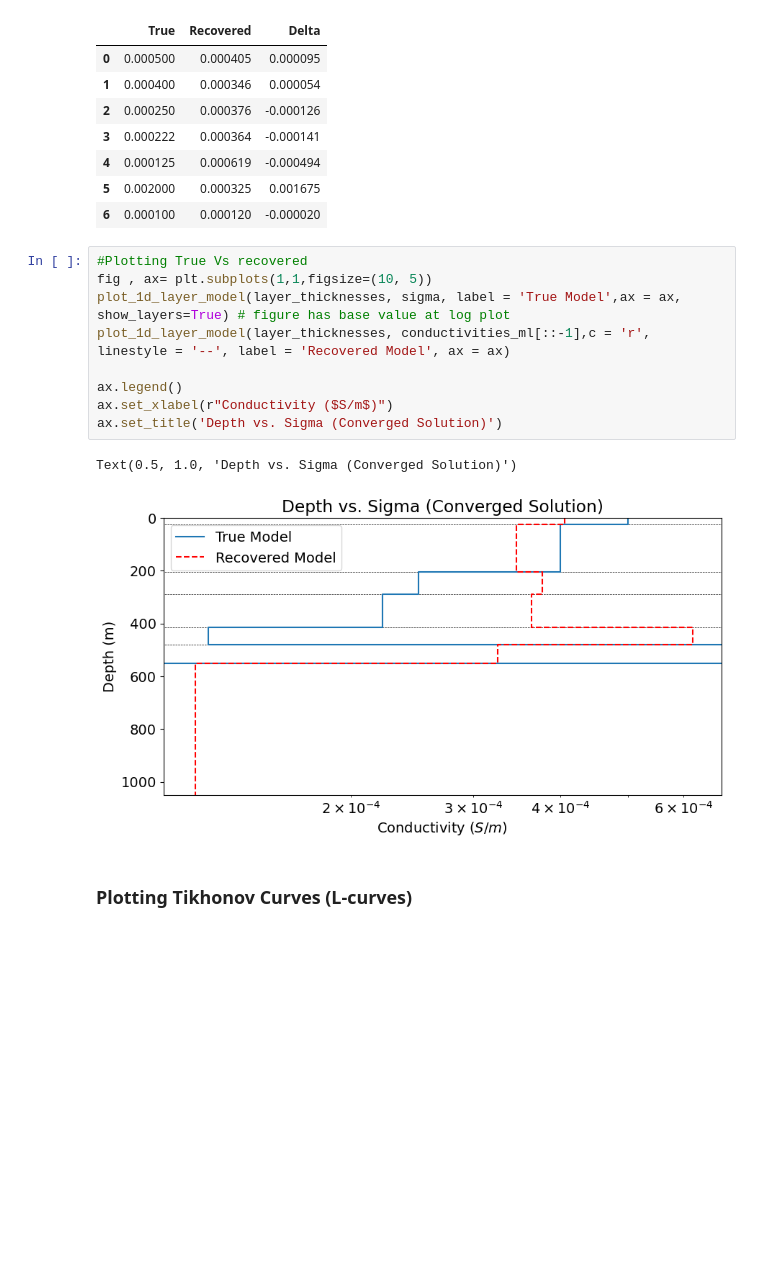
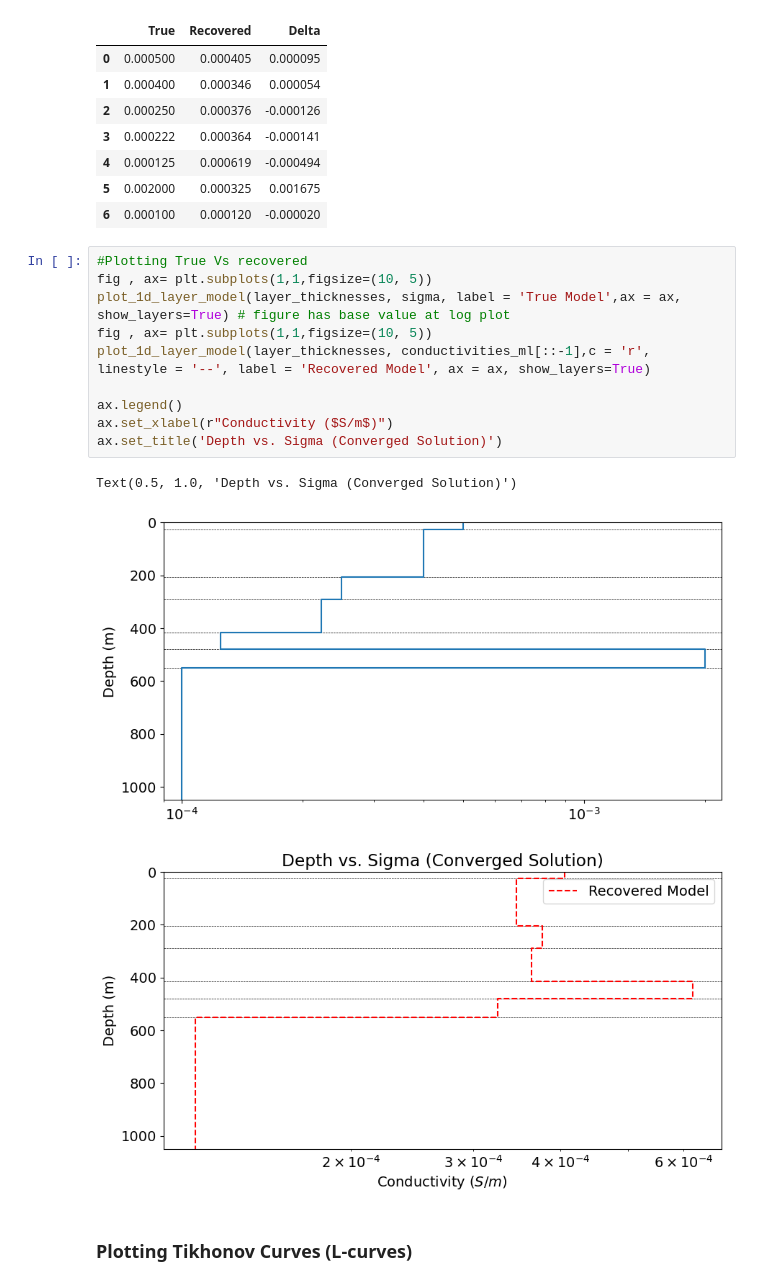
Before and after one commit to e-hdz130504/EOSC454-Inversion-Project-2026, a Jupyter notebook: 1D_AMT_Inversion.ipynb, the cells around one changed output. Saved outputs shown, nothing was run; the diff lists cells and outputs as text; blank space fills up the shorter version.

Commit message:
Minor Changes to plots

```diff
--- a/1D_AMT_Inversion.ipynb
+++ b/1D_AMT_Inversion.ipynb
@@ -421,15 +421,17 @@ Results in S/m:
 # %%
 #Plotting True Vs recovered
 fig , ax= plt.subplots(1,1,figsize=(10, 5))
 plot_1d_layer_model(layer_thicknesses, sigma, label = 'True Model',ax = ax, show_layers=True) # figure has base value at log plot
-plot_1d_layer_model(layer_thicknesses, conductivities_ml[::-1],c = 'r', linestyle = '--', label = 'Recovered Model', ax = ax)
+fig , ax= plt.subplots(1,1,figsize=(10, 5))
+plot_1d_layer_model(layer_thicknesses, conductivities_ml[::-1],c = 'r', linestyle = '--', label = 'Recovered Model', ax = ax, show_layers=True)
 
 ax.legend()
 ax.set_xlabel(r"Conductivity ($S/m$)")
 ax.set_title('Depth vs. Sigma (Converged Solution)')
 # %% [output]
 Text(0.5, 1.0, 'Depth vs. Sigma (Converged Solution)')
-[figure, old version]
+[figure, new version]
+[figure, added]
 # %% [markdown]
 ### Plotting Tikhonov Curves (L-curves)
 # %%
```
